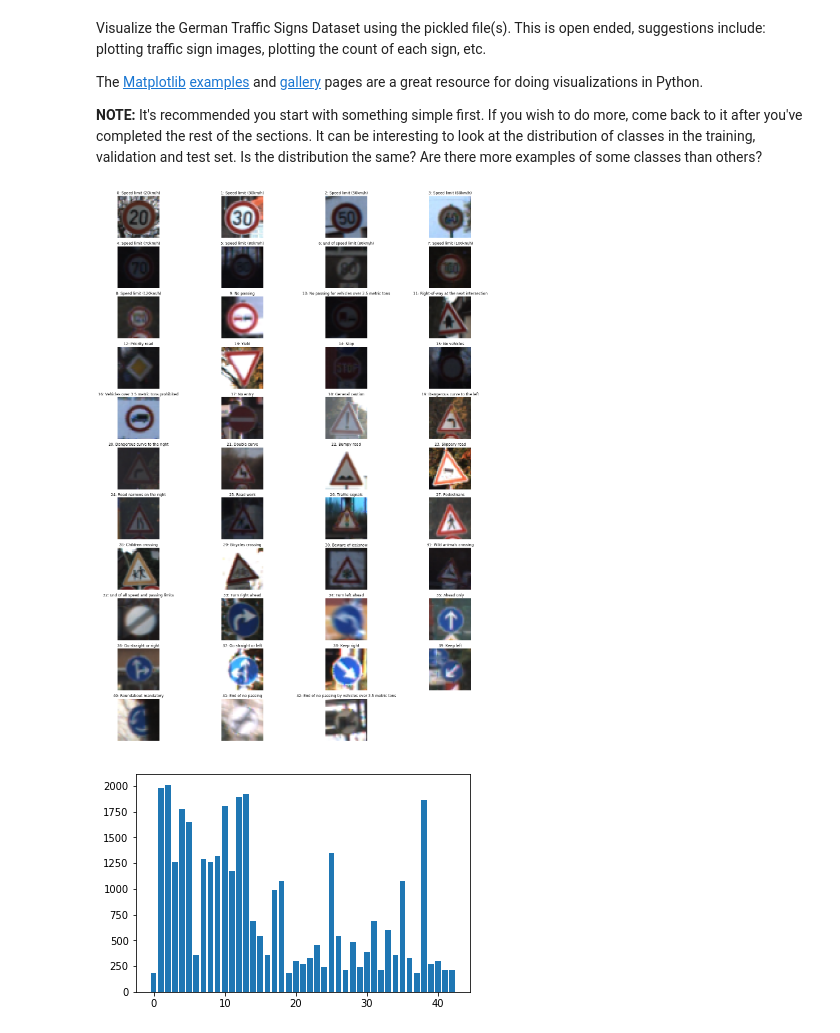
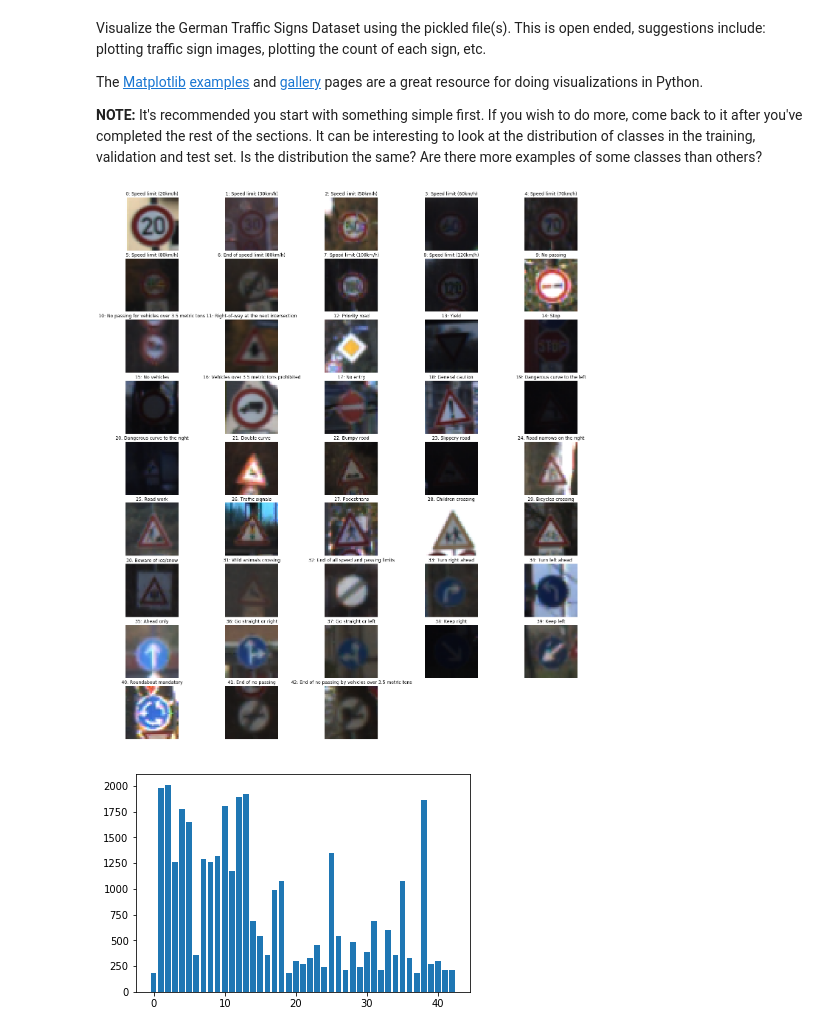
Before and after one commit to CollazzoD/-CarND-Traffic-Sign-Classifier-Project, a Jupyter notebook: Traffic_Sign_Classifier.ipynb, the cells around one changed output. Drawn from its saved outputs; the diff is of its cells as text; code cells hidden in the pictures.

```diff
--- a/Traffic_Sign_Classifier.ipynb
+++ b/Traffic_Sign_Classifier.ipynb
@@ -99,40 +101,48 @@ import matplotlib.pyplot as plt
 # Visualizations will be shown in the notebook.
 %matplotlib inline
 # %%
-def visualize_images(images):
-    N_COLUMNS = 4
+def visualize_images(images, correct_labels = None):
+    N_COLUMNS = 5
     N_ROWS = int(len(images)/N_COLUMNS)+1
     WIDTH = 24
     HEIGHT = N_ROWS * 3
     fig, axs = plt.subplots(N_ROWS, N_COLUMNS, figsize=(WIDTH, HEIGHT))
-    fig.subplots_adjust(hspace = 0.2, wspace= 0.1)
+    fig.subplots_adjust(hspace = 0.15, wspace= 0.05)
     axs = axs.ravel()
     for i in range(N_COLUMNS * N_ROWS):
         # Turn off axis
         # This is done for each subplot
         # also the one without an image
         # (note that len(images) <= N_COLUMN * N_ROWS)
         axs[i].axis('off')
         if i < len(images):
             # Set image
             axs[i].imshow(images[i][0])
 
             # Set title (like 'Classification Id: Sign Name')
             label = images[i][1]
             sign_name = sign_names.loc[sign_names['ClassId'] == label, 'SignName'].values[0]
             title = str(label) + ': ' + sign_name
+
+            if correct_labels is not None:
+                label = correct_labels[i]
+                sign_name = sign_names.loc[sign_names['ClassId'] == label, 'SignName'].values[0]
+                title += '\nCorrect: ' + str(label) + ': ' + sign_name
+
             axs[i].set_title(title)
+    return fig
 
 # Read the csv file which contains the couples (Classification Id, Sign Name)
 sign_names = pd.read_csv('signnames.csv')
 
 # Get one sample image for each label in trainset
 labels, indices = np.unique(y_train, return_index=True)
 list_images = [(X_train[indices[i]], labels[i]) for i in range(len(labels))]
-visualize_images(list_images)
+f = visualize_images(list_images)
+f.savefig('images/signs.png')
 n_sign = len(list_images)
 # %% [output]
-[figure, old version]
+[figure, new version]
 # %%
 # Show an histogram of sign distribution
 # This is done in another notebook's cell for simplicity
```
Also changed, not shown: parts of 14 cells of this notebook.
